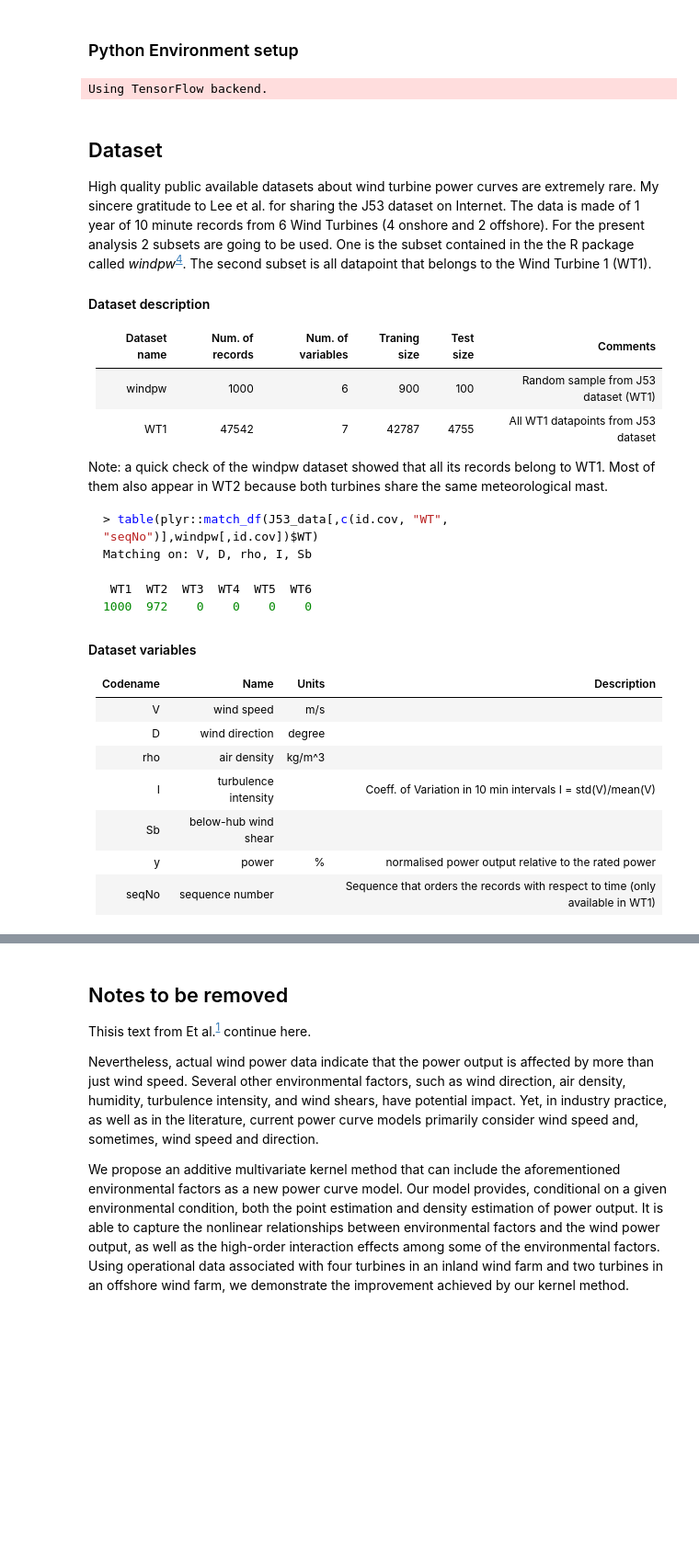
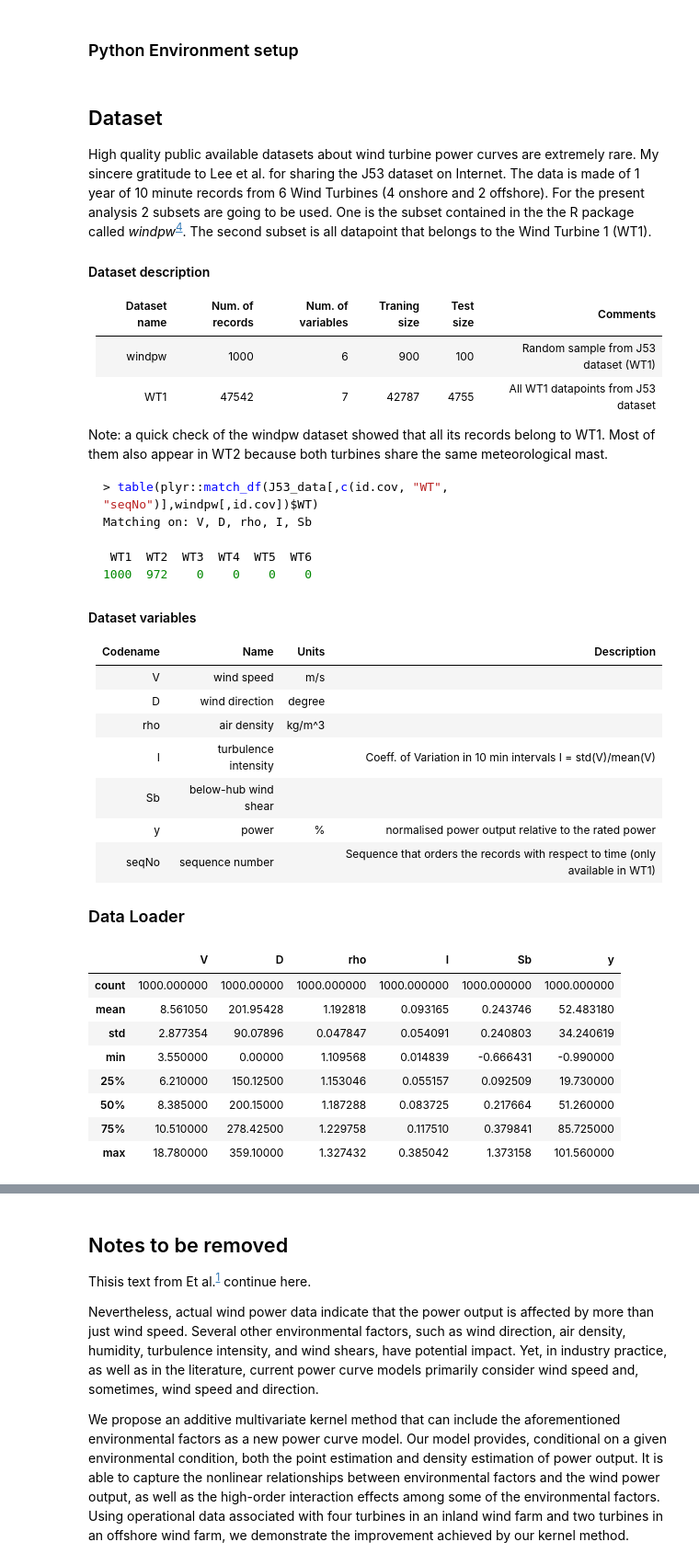
Before and after one commit to emerrf/PCEDL, a Jupyter notebook: report.ipynb, the cells around one changed output, grey strips where cells are left out. Shown at 92% size. Saved outputs shown, nothing was run; the diff lists cells and outputs as text; code cells hidden in the pictures; blank space fills up the shorter version.

```diff
--- a/report.ipynb
+++ b/report.ipynb
@@ -31,8 +31,11 @@ from keras import regularizers
 from keras.callbacks import EarlyStopping, ModelCheckpoint
 
 os.environ['CUDA_VISIBLE_DEVICES'] = '-1'  # Disable Tensorflow GPU
+
+# Logging
+logger = logging.getLogger(__name__)
+logger.setLevel(logging.INFO)
+pd.set_option('display.width', 1000)
-# %% [output]
-Using TensorFlow backend.
 # %% [markdown]
 ## Dataset
 
@@ -65,3 +68,59 @@ Matching on: V, D, rho, I, Sb
 | Sb | below-hub wind shear | | |
 | y | power | % | normalised power output relative to the rated power |
 | seqNo | sequence number | | Sequence that orders the records with respect to time (only available in WT1) |
+
+### Data Loader
+# %%
+WT_TYPES = {"WT1": "shore", "WT2": "shore", "WT3": "shore", "WT4": "shore",
+            "WT5": "offshore", "WT6": "offshore"}
+
+J53_VARNAMES = {"Sequence No.": "seqNo", "air density": "rho", "Humidity": "H",
+                "S_a": "Sa", "S_b": "Sb", "y (% relative to rated power)": "y"}
+
+def read_J53_data(dir):
+    data_list = list()
+    for dirpath, _, filenames in os.walk(dir):
+        for f in filenames:
+            fullpath = os.path.abspath(os.path.join(dirpath, f))
+            logger.info("Reading data from: {}".format(fullpath))
+            df = pd.read_csv(fullpath, header=0, sep=" ", index_col="Sequence No.")
+            df.rename(columns=J53_VARNAMES, inplace=True)
+            id = f.split("_")[1].split(".")[0]
+            df["WT"] = id
+            df["Type"] = WT_TYPES[id]
+
+            data_list.append(df)
+    data = pd.concat(data_list)
+    return data
+
+# Load J53 Data
+J53_data = read_J53_data("PCEDL/data/J53")
+
+def get_dataset(name="WT1"):
+    # Name is one of: windpw or WT1
+    if(name == "WT1"):
+
+        # Select WT1 data and get order to match R analysis
+        wt_data = J53_data.loc[J53_data["WT"] == "WT1",
+                               ["V", "D", "rho", "I", "Sb", "y"]]
+        wt1_order = pd.read_csv("R/WT1_seqNo_order.csv", header=0)
+        wt_data = wt_data.loc[wt1_order["seqNo"], :]
+
+    else:
+        # Default dataset: windpw from kernplus R package
+        wt_data = pd.read_csv("R/kernplus_windpw.csv")
+
+    return wt_data
+# %%
+wt_data = get_dataset("windpw")
+wt_data.describe()
+# %% [output]
+|  | V | D | rho | I | Sb | y |
+| count | 1000.000000 | 1000.00000 | 1000.000000 | 1000.000000 | 1000.000000 | 1000.000000 |
+| mean | 8.561050 | 201.95428 | 1.192818 | 0.093165 | 0.243746 | 52.483180 |
+| std | 2.877354 | 90.07896 | 0.047847 | 0.054091 | 0.240803 | 34.240619 |
+| min | 3.550000 | 0.00000 | 1.109568 | 0.014839 | -0.666431 | -0.990000 |
+| 25% | 6.210000 | 150.12500 | 1.153046 | 0.055157 | 0.092509 | 19.730000 |
+| 50% | 8.385000 | 200.15000 | 1.187288 | 0.083725 | 0.217664 | 51.260000 |
+| 75% | 10.510000 | 278.42500 | 1.229758 | 0.117510 | 0.379841 | 85.725000 |
+| max | 18.780000 | 359.10000 | 1.327432 | 0.385042 | 1.373158 | 101.560000 |
```
Also changed, not shown: parts of 5 cells of this notebook.
